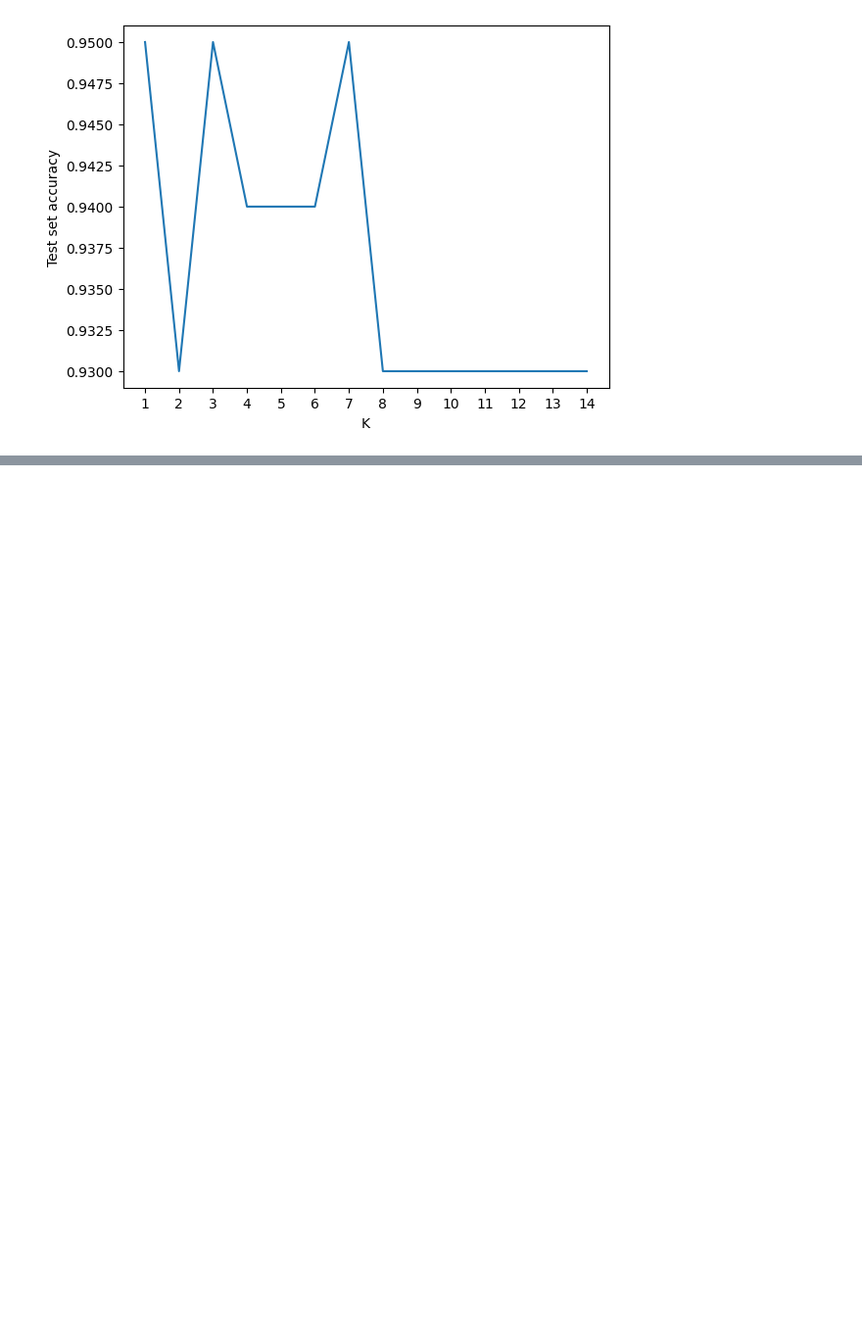
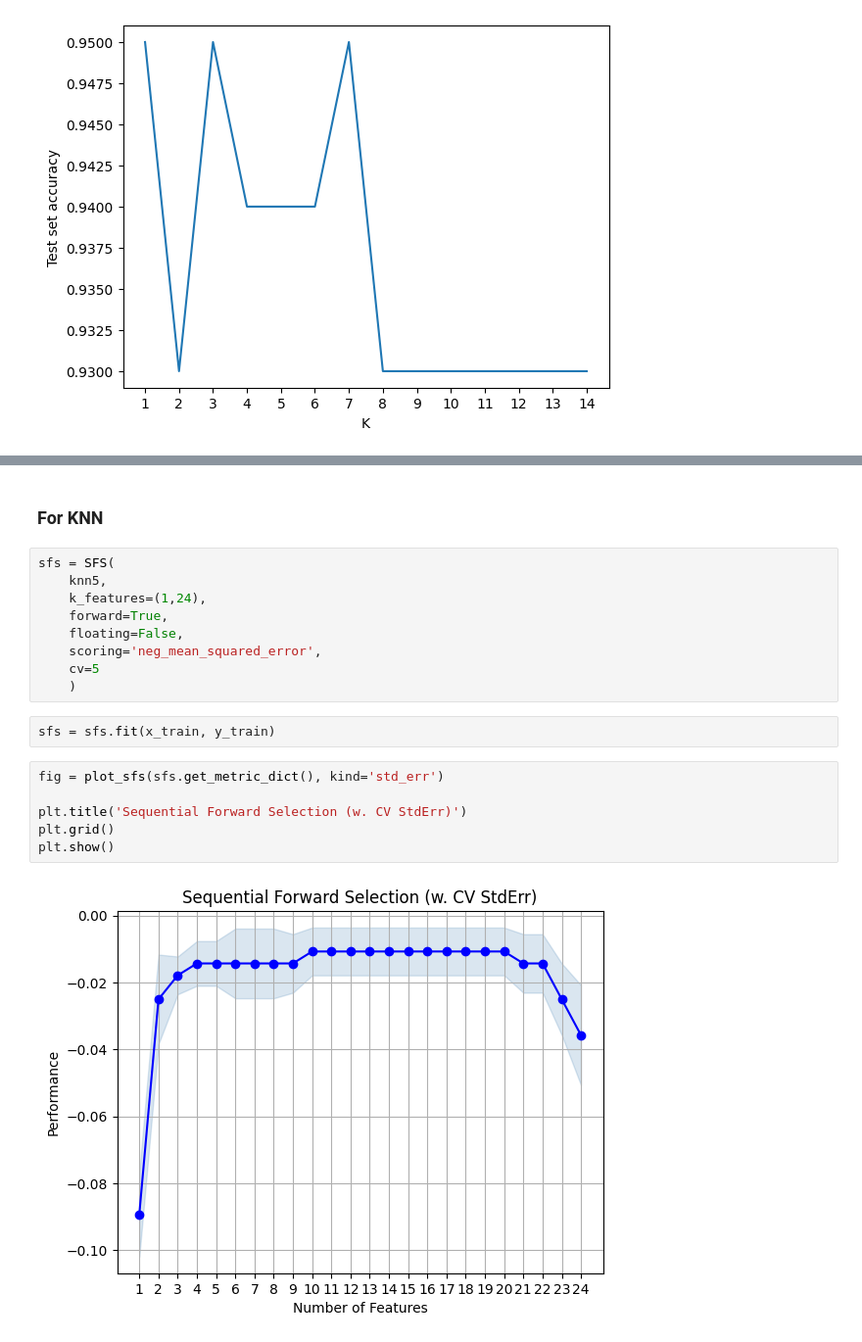
Before and after one commit to Anu-Kumar2/STATS3DA3_A6, a Jupyter notebook: A6_Git.ipynb, the cells around one changed output, grey strips where cells are left out. Shown at 98% size. Cells and saved outputs as stored; diff of their text form; blank space fills up the shorter version.

```diff
--- a/A6_Git.ipynb
+++ b/A6_Git.ipynb
@@ -556,0 +618,21 @@ plt.show()
+# %% [markdown]
+### For KNN
+# %%
+sfs = SFS(
+    knn5,
+    k_features=(1,24),
+    forward=True,
+    floating=False,
+    scoring='neg_mean_squared_error',
+    cv=5
+    )
+# %%
+sfs = sfs.fit(x_train, y_train)
+# %%
+fig = plot_sfs(sfs.get_metric_dict(), kind='std_err')
+
+plt.title('Sequential Forward Selection (w. CV StdErr)')
+plt.grid()
+plt.show()
+# %% [output]
+[figure, added]
```
Also changed, not shown: parts of 66 cells of this notebook.
